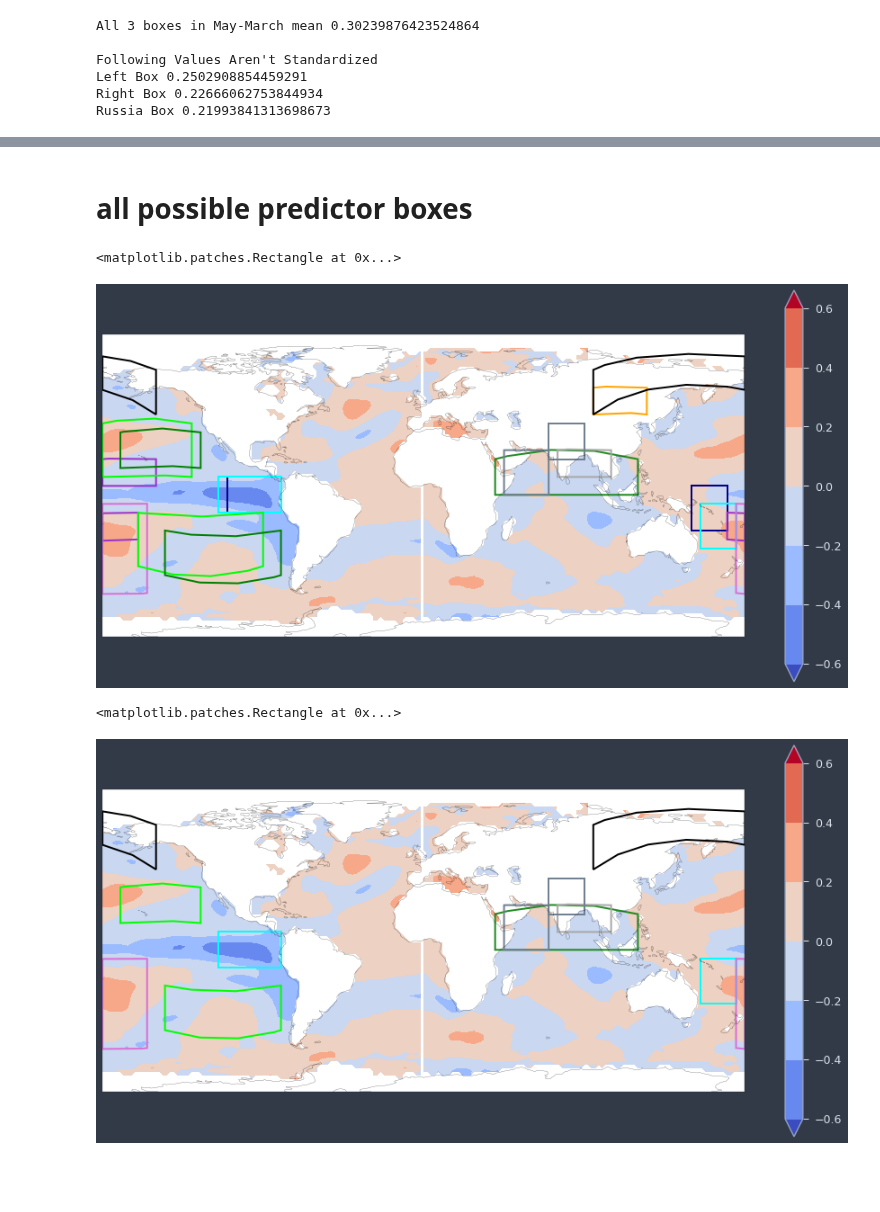
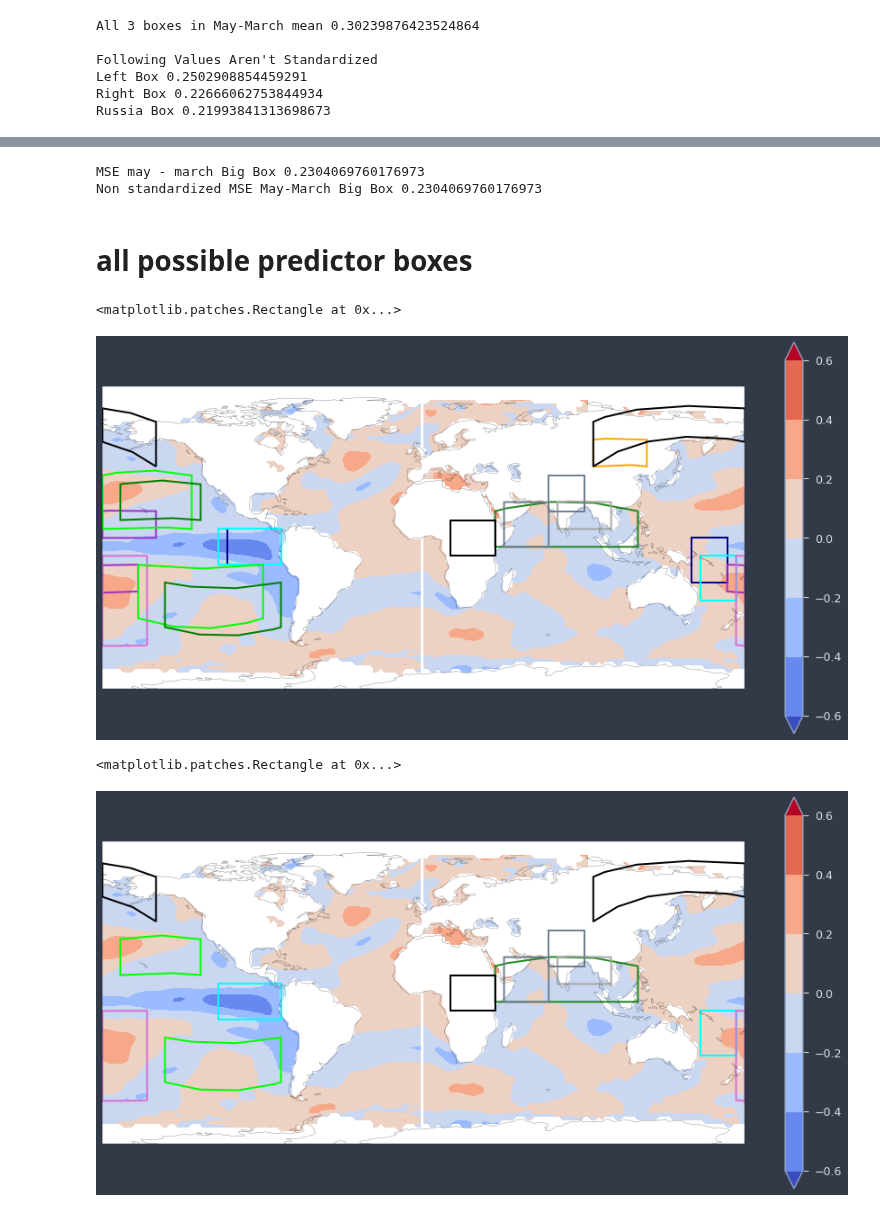
Before and after one commit to medhap02/AllIndiaRainfall, a Jupyter notebook: src/SubtractionCorrelations.ipynb, the cells around one changed output, grey strips where cells are left out. Cells and saved outputs as stored; diff of their text form; code cells hidden in the pictures; blank space fills up the shorter version.

Commit message:
MSE Africa

```diff
--- a/src/SubtractionCorrelations.ipynb
+++ b/src/SubtractionCorrelations.ipynb
@@ -1453,3 +1570,12 @@ Russia Box 0.21993841313698673
+# %%
+msebigbox = correlation(MSEbigbox, precipa_jjas, dims='time')
+print("MSE may - march Big Box", msebigbox.data)
+msebigboxinitial = correlation(MSEbigboxinitial, precipa_jjas, dims='time')
+print("Non standardized MSE May-March Big Box", msebigboxinitial.data)
+#0.2214647775347652
+# %% [output]
+MSE may - march Big Box 0.2304069760176973
+Non standardized MSE May-March Big Box 0.2304069760176973
 # %% [markdown]
 # all possible predictor boxes
 # %%
@@ -1505,34 +1631,38 @@ ax.add_patch(mpatches.Rectangle(xy=[-180,10], width=50, height=30, facecolor=Non
 #(10-40n, 180-130w)
 
 #PSH shifted
 ax.add_patch(mpatches.Rectangle(xy=[-145,-45], width=65, height=25, facecolor=None, edgecolor='green', fill = False, linewidth = 2, transform=ccrs.Geodetic()))
 #(20-45s, 145-80w)
 ax.add_patch(mpatches.Rectangle(xy=[-170,15], width=45, height=20, facecolor=None, edgecolor='green', fill = False, linewidth = 2, transform=ccrs.Geodetic()))
 #(15-35n, 170-125w)
 
 # PSH india
 ax.add_patch(mpatches.Rectangle(xy=[40,0], width=80, height=20, facecolor=None, edgecolor='forestgreen', fill = False, linewidth = 2, transform=ccrs.Geodetic()))
 #(0-20n, 40-120e)
 
 # NAT
 ax.add_patch(mpatches.Rectangle(xy=[95,45], width=30, height=15, facecolor=None, edgecolor='orange', fill = False, linewidth = 2, transform=ccrs.Geodetic()))
 
 #MSE 1
 ax.add_patch(mpatches.Rectangle(xy=[75,10], width=30, height=15, facecolor=None, edgecolor='darkgray', fill = False, linewidth = 2, transform=ccrs.Geodetic()))
 #(10-25n, 75-105e)
 
 # MSE 2
 ax.add_patch(mpatches.Rectangle(xy=[45,0], width=25, height=25, facecolor=None, edgecolor='slategray', fill = False, linewidth = 2, transform=ccrs.Geodetic()))
 #(0-25n, 45-70e)
 ax.add_patch(mpatches.Rectangle(xy=[70,20], width=20, height=20, facecolor=None, edgecolor='slategray', fill = False, linewidth = 2, transform=ccrs.Geodetic()))
 #(20-40n, 70-90e)
 
 #MSE Russia
 ax.add_patch(mpatches.Rectangle(xy=[95,45], width=115, height=25, facecolor=None, edgecolor='black', fill = False, linewidth = 2, transform=ccrs.Geodetic()))
 #(45-70n, 95e-150w)
+
+# MSE Africa
+ax.add_patch(mpatches.Rectangle(xy=[15,-5], width=25, height=20, facecolor=None, edgecolor='black', fill = False, linewidth = 2, transform=ccrs.Geodetic()))
+#(5s-15n, 15-40e)
 # %% [output]
 <matplotlib.patches.Rectangle at 0x...>
-[figure, old version]
+[figure, new version]
 # %%
 ax = plt.axes(projection=ccrs.PlateCarree())
 random_plot.plot.contourf(cmap='coolwarm', extend='both')
@@ -1571,8 +1701,12 @@ ax.add_patch(mpatches.Rectangle(xy=[70,20], width=20, height=20, facecolor=None,
 # MSE Russia
 ax.add_patch(mpatches.Rectangle(xy=[95,45], width=115, height=25, facecolor=None, edgecolor='black', fill = False, linewidth = 2, transform=ccrs.Geodetic()))
 #(45-70n, 95e-150w)
+
+# MSE Africa
+ax.add_patch(mpatches.Rectangle(xy=[15,-5], width=25, height=20, facecolor=None, edgecolor='black', fill = False, linewidth = 2, transform=ccrs.Geodetic()))
+#(5s-15n, 15-40e)
 # %% [output]
 <matplotlib.patches.Rectangle at 0x...>
-[figure, old version]
+[figure, new version]
 # %%
 # Copyright (c) 2020 Medha Palavalli.
```
Also changed, not shown: parts of 6 cells of this notebook.
